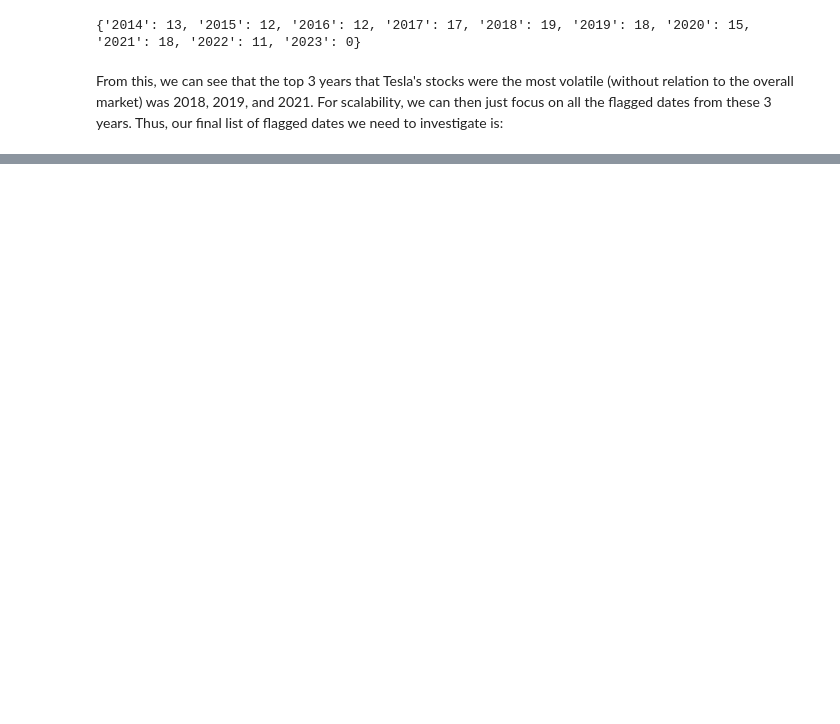
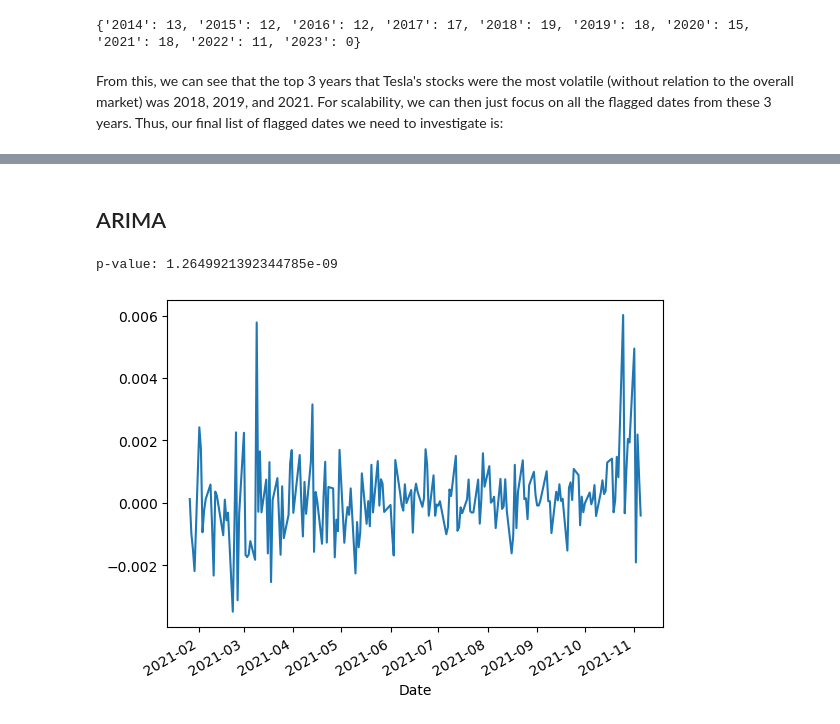
Before and after one commit to olincollege/twitter-vs-stock, a Jupyter notebook: finplotREADME.ipynb, the cells around one changed output, grey strips where cells are left out. Saved outputs shown, nothing was run; the diff lists cells and outputs as text; code cells hidden in the pictures; blank space fills up the shorter version.

Commit message:
Finished ARIMA Model

```diff
--- a/finplotREADME.ipynb
+++ b/finplotREADME.ipynb
@@ -171,0 +229,21 @@ print(final_dates)
+# %% [markdown]
+## ARIMA
+# %%
+# Separating into test & train Data
+
+
+#Train Data: We're selecting all the days before the green line for TSLA as train data.
+#To do this, we can use the .get_range_data function built into our class.
+#Basically, since we know that we have 200 days before & after our flagged date (Nov. 8, 2021).
+#In other words, the length of tesla_ranged is 401 dates, with our flagged date being in the middle.
+#We can find the 100th date from tesla_ranged and then use our function with a range_date set to 100.
+#This will give us dates all the dates before the green line, or 201 dates. The [0:len(train)] at the end
+#cuts off the last date of our train data because that last data is actually our flagged date. Thus,
+#Our range of dates for our train data is from the beginning of tesla_ranged (2021-01-25) to the date of
+# the green line, (2021-11-05) at a length of 200 dates/points of training data.
+
+train = tesla.get_range_date(str(tesla_ranged[100:101].index[0])[0:10],range_date=100, type="raw")[0:len(train)]
+test =tesla_ranged
+# %% [output]
+p-value: 1.2649921392344785e-09
+[figure, added]
```
Also changed, not shown: parts of 9 cells of this notebook.
